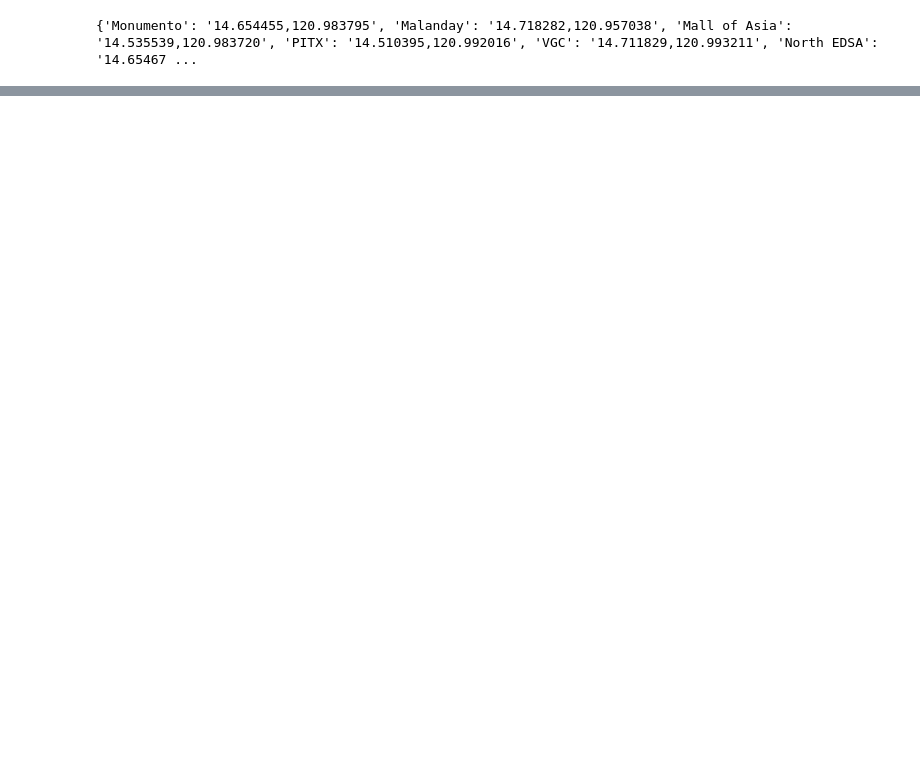
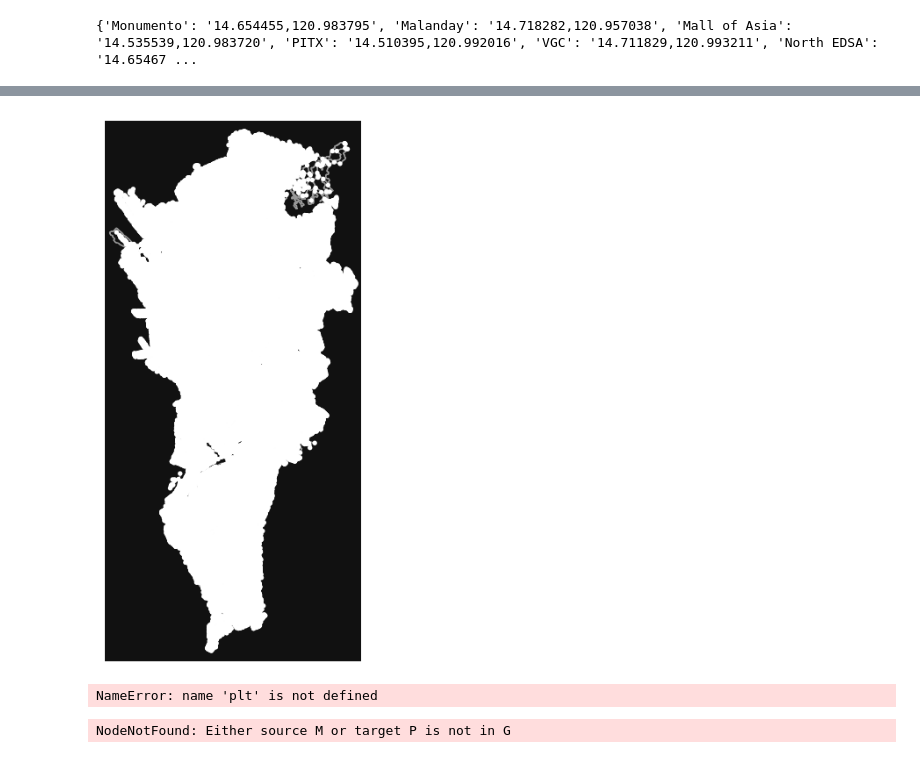
Before and after one commit to msescordial/rnga, a Jupyter notebook: Testing2.ipynb, the cells around one changed output, grey strips where cells are left out. Cells and saved outputs as stored; diff of their text form; code cells hidden in the pictures; blank space fills up the shorter version.

```diff
--- a/Testing2.ipynb
+++ b/Testing2.ipynb
@@ -69,19 +63,30 @@ ValueError: too many values to unpack (expected 2)
 # %%
 place = 'Metro Manila, Philippines'
 graph = ox.graph_from_place(place)
 
 # Plot the streets
 fig, ax = ox.plot_graph(graph)
 
 # Retrieve nodes and edges
 nodes, edges = ox.graph_to_gdfs(graph)
 nodes.head()
 
 # Plot the nodes
 fig, ax = plt.subplots(figsize=(12,8))
-nodes.plot(ax=ax, facecolor='black', markersize=3.0)
+nodes.plot(ax=ax, facecolor='black', markersize=1.0)
+# %% [output]
+[figure, added]
+NameError: name 'plt' is not defined
 # %%
-# calculate time and distance between edges
+# calculate time and distance of edges
+
+# find the shortest path (by distance) between these nodes then plot it
+orig = list(nodes_list)[0]
+dest = list(nodes_list)[197]
+route = ox.shortest_path(graph, orig, dest, weight="length")
+fig, ax = ox.plot_graph_route(graph, route, route_color="y", route_linewidth=6, node_size=0)
+# %% [output]
+NodeNotFound: Either source M or target P is not in G
 # %%
 # import barangay nodes and get the nearest bus node for each
 # %%
```
Also changed, not shown: parts of 6 cells of this notebook.
